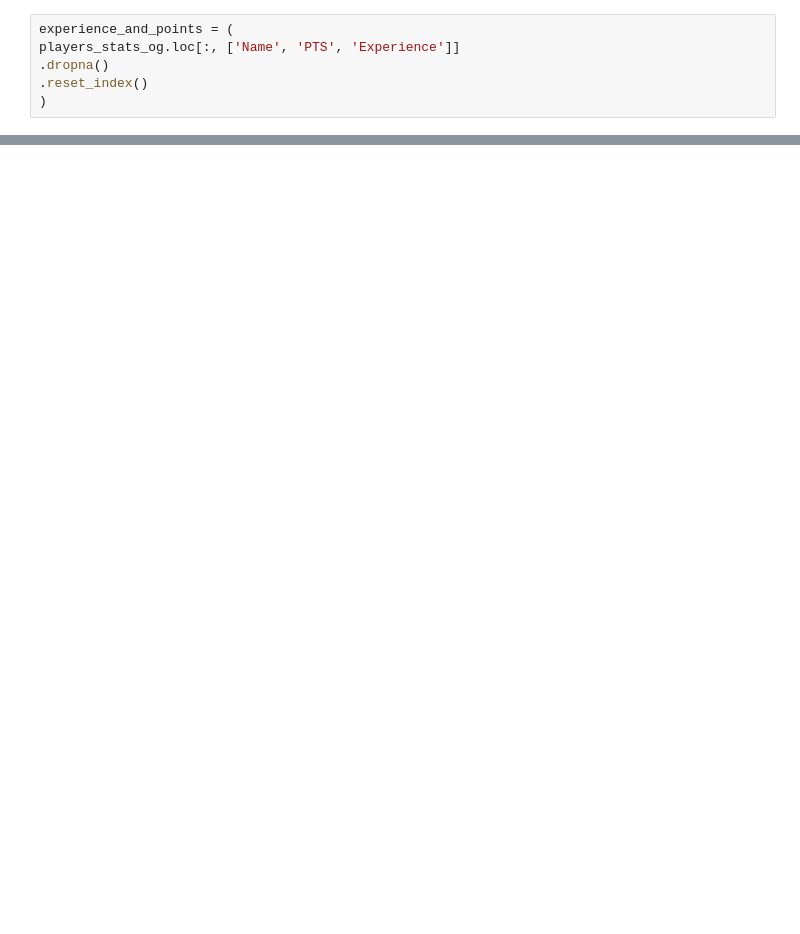
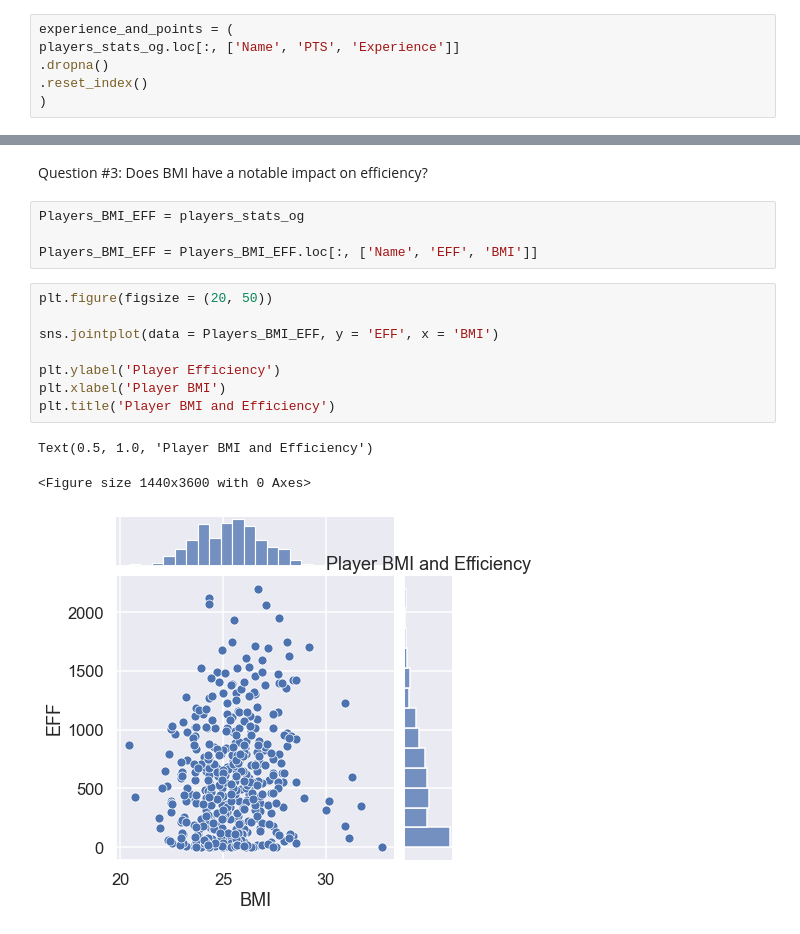
Before and after one commit to data301-2020-winter1/course-project-group_6008, a Jupyter notebook: analysis/Nick/Milestone_2.ipynb, the cells around one changed output, grey strips where cells are left out. Saved outputs shown, nothing was run; the diff lists cells and outputs as text; blank space fills up the shorter version.

```diff
--- a/analysis/Nick/Milestone_2.ipynb
+++ b/analysis/Nick/Milestone_2.ipynb
@@ -329,0 +327,18 @@ SyntaxError: invalid syntax (<ipython-input-23-05d4fa16dc99>, line 1)
+# %% [markdown]
+Question #3: Does BMI have a notable impact on efficiency?
+# %%
+Players_BMI_EFF = players_stats_og
+
+Players_BMI_EFF = Players_BMI_EFF.loc[:, ['Name', 'EFF', 'BMI']]
+# %%
+plt.figure(figsize = (20, 50))
+
+sns.jointplot(data = Players_BMI_EFF, y = 'EFF', x = 'BMI')
+
+plt.ylabel('Player Efficiency')
+plt.xlabel('Player BMI')
+plt.title('Player BMI and Efficiency')
+# %% [output]
+Text(0.5, 1.0, 'Player BMI and Efficiency')
+<Figure size 1440x3600 with 0 Axes>
+[figure, added]
```
Also changed, not shown: parts of 6 cells of this notebook, 1 other file.
